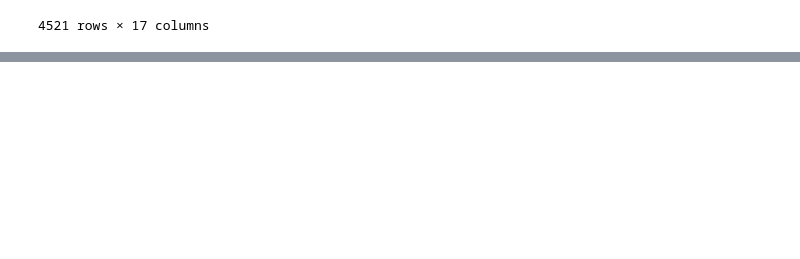
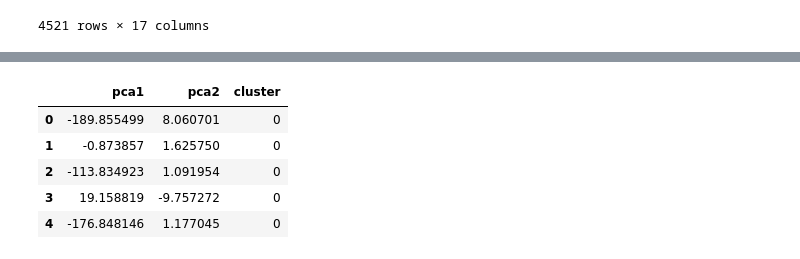
Before and after one commit to Nathaniel-Adams/CS_483_Project_2, a Jupyter notebook: Customer Segmentation/Customer_Segmentation.ipynb, the cells around one changed output, grey strips where cells are left out. Cells and saved outputs as stored; diff of their text form; code cells hidden in the pictures; blank space fills up the shorter version.

```diff
--- a/Customer Segmentation/Customer_Segmentation.ipynb
+++ b/Customer Segmentation/Customer_Segmentation.ipynb
@@ -135,0 +139,14 @@ plt.show()
+# %%
+x = np.nan_to_num(new_df)
+# %%
+from sklearn.decomposition import PCA
+
+pca = PCA(n_components=2)
+
+pca_components = pca.fit_transform(x)
+pca_components
+
+labels = km.labels_
+# %%
+pca_df = pd.DataFrame(data = pca_components, columns = ['pca1', 'pca2'])
+pca_df.head()
@@ -135,0 +160,10 @@ plt.show()
+# %%
+pca_df = pd.concat([pca_df, pd.DataFrame({'cluster': labels})], axis = 1)
+pca_df.head()
+# %% [output]
+|  | pca1 | pca2 | cluster |
+| 0 | -189.855499 | 8.060701 | 0 |
+| 1 | -0.873857 | 1.625750 | 0 |
+| 2 | -113.834923 | 1.091954 | 0 |
+| 3 | 19.158819 | -9.757272 | 0 |
+| 4 | -176.848146 | 1.177045 | 0 |
```
Also changed, not shown: parts of 9 cells of this notebook.
